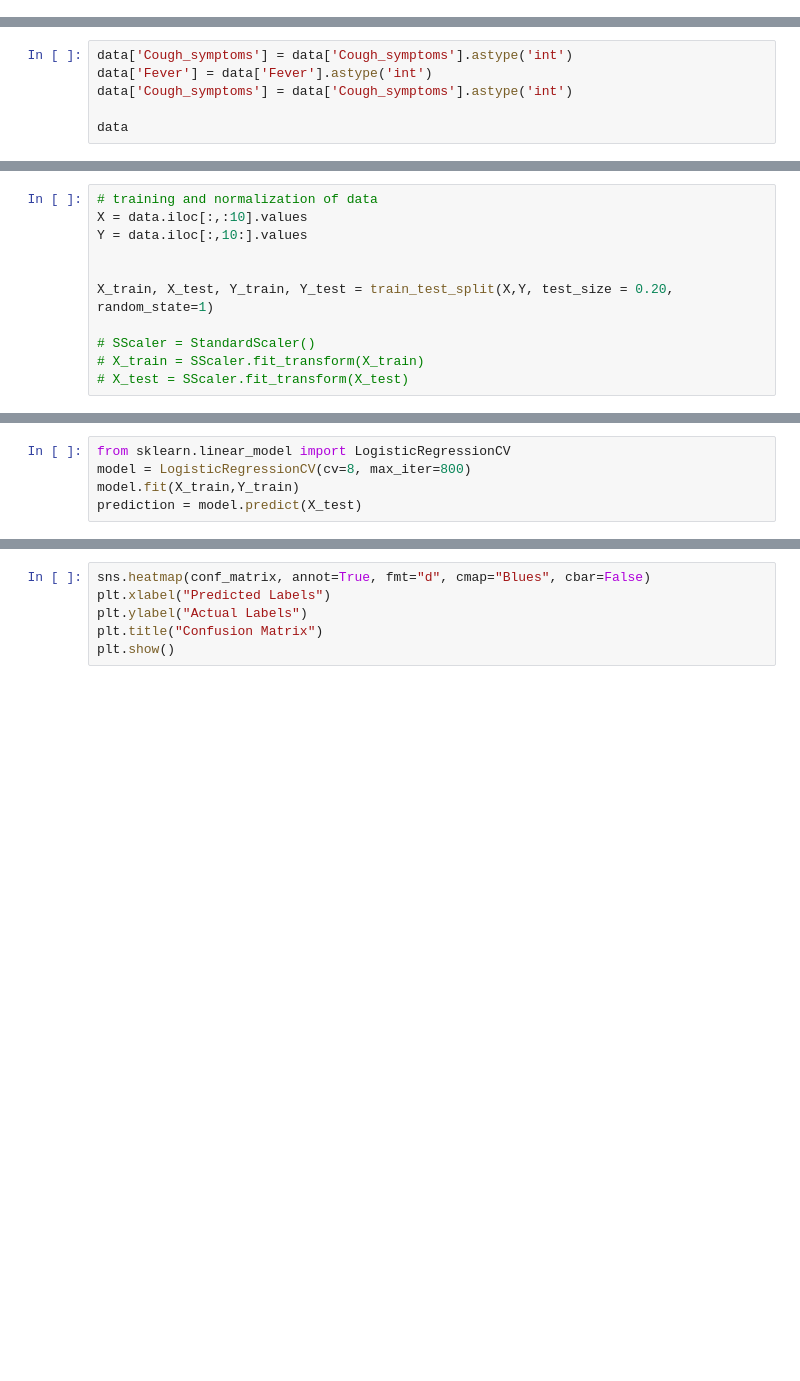
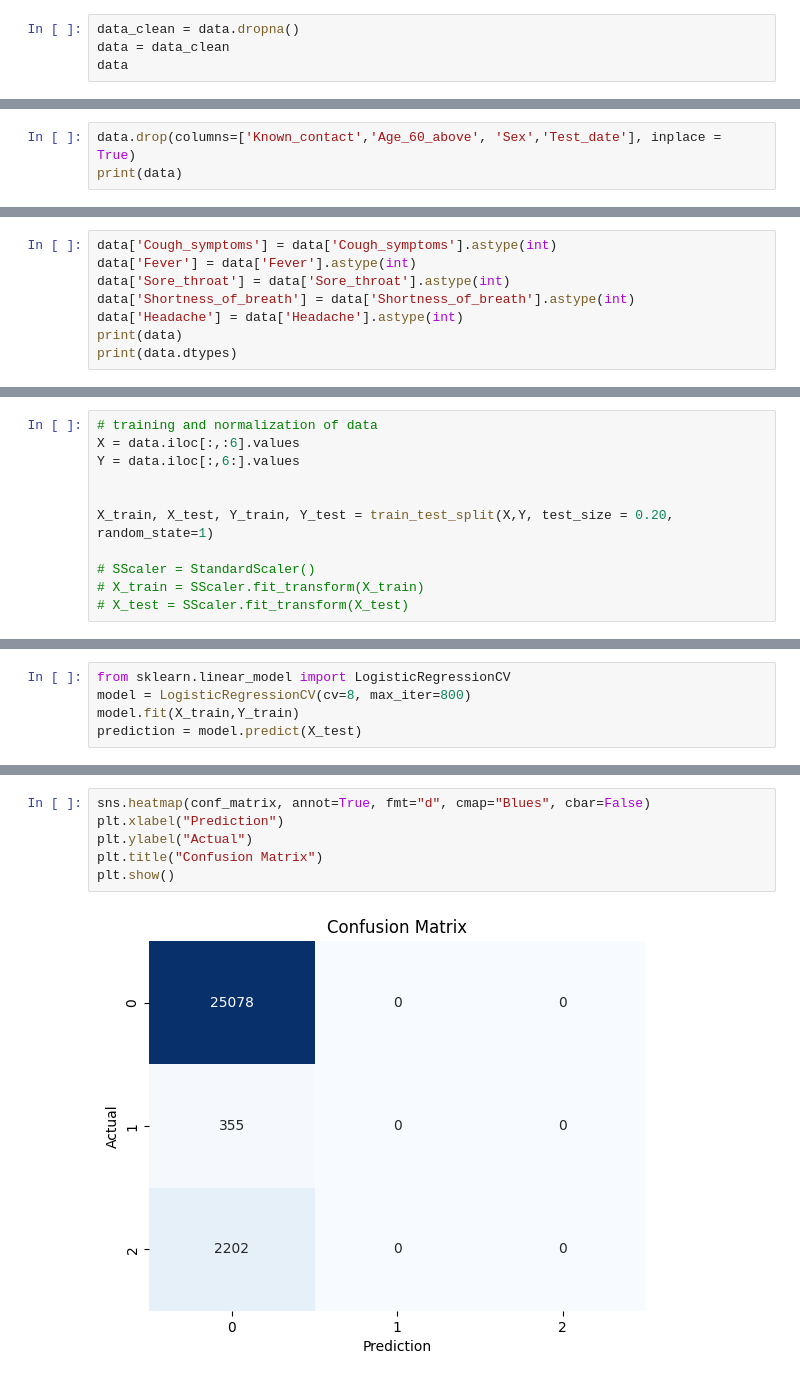
Before and after one commit to Sanayaghimire/Data_Science, a Jupyter notebook: covid_test.ipynb, the cells around one changed output, grey strips where cells are left out. Saved outputs shown, nothing was run; the diff lists cells and outputs as text; blank space fills up the shorter version.

```diff
--- a/covid_test.ipynb
+++ b/covid_test.ipynb
@@ -56,0 +75,4 @@ memory usage: 23.4+ MB
+# %%
+data_clean = data.dropna()
+data = data_clean
+data
@@ -56,0 +93,3 @@ memory usage: 23.4+ MB
+# %%
+data.drop(columns=['Known_contact','Age_60_above', 'Sex','Test_date'], inplace = True)
+print(data)
@@ -57,7 +147,9 @@ memory usage: 23.4+ MB
 # %%
-data['Cough_symptoms'] = data['Cough_symptoms'].astype('int')
-data['Fever'] = data['Fever'].astype('int')
-data['Cough_symptoms'] = data['Cough_symptoms'].astype('int')
-
-data
+data['Cough_symptoms'] = data['Cough_symptoms'].astype(int)
+data['Fever'] = data['Fever'].astype(int)
+data['Sore_throat'] = data['Sore_throat'].astype(int)
+data['Shortness_of_breath'] = data['Shortness_of_breath'].astype(int)
+data['Headache'] = data['Headache'].astype(int)
+print(data)
+print(data.dtypes)
 # %% [output]
@@ -94,7 +285,7 @@ plt.show()
 # %%
 # training and normalization of data
-X = data.iloc[:,:10].values
-Y = data.iloc[:,10:].values
+X = data.iloc[:,:6].values
+Y = data.iloc[:,6:].values
 
 
 X_train, X_test, Y_train, Y_test = train_test_split(X,Y, test_size = 0.20, random_state=1)
@@ -128,8 +333,10 @@ print(conf_matrix)
 # %%
 sns.heatmap(conf_matrix, annot=True, fmt="d", cmap="Blues", cbar=False)
-plt.xlabel("Predicted Labels")
-plt.ylabel("Actual Labels")
+plt.xlabel("Prediction")
+plt.ylabel("Actual")
 plt.title("Confusion Matrix")
 plt.show()
+# %% [output]
+[figure, added]
 # %%
 print(classification_report(Y_test,prediction))
```
Also changed, not shown: parts of 20 cells of this notebook.
